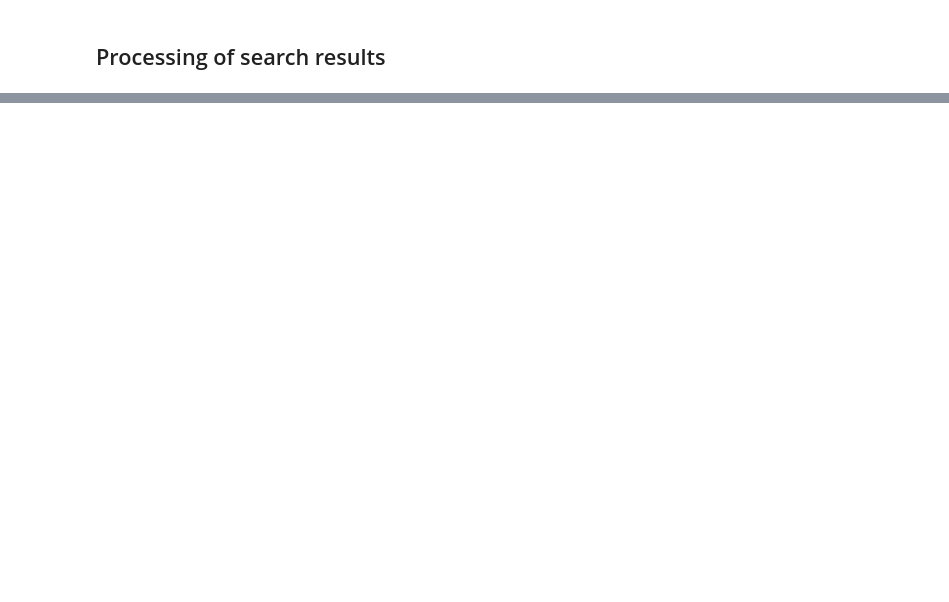
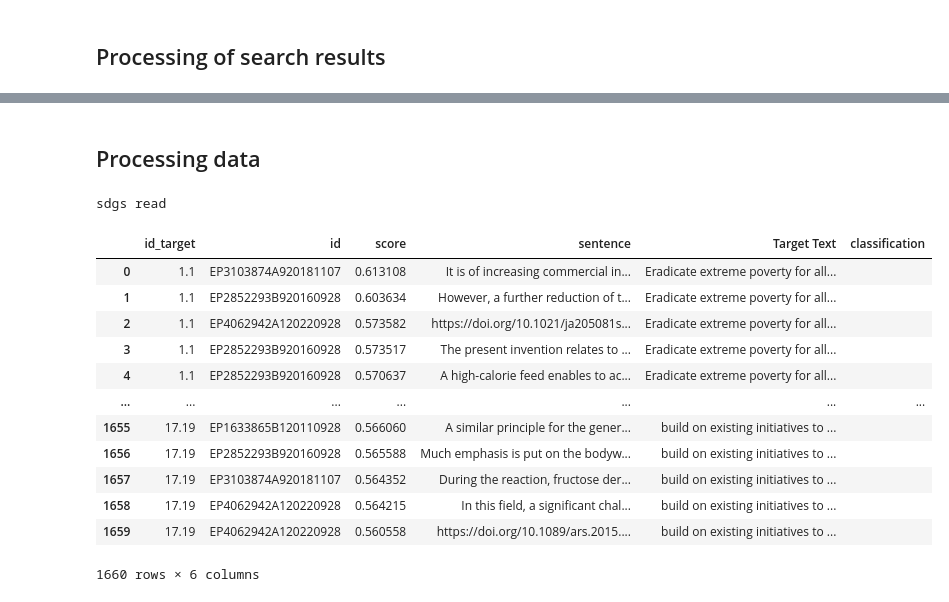
Before and after one commit to alkemata/InnoNotebooks, a Jupyter notebook: Process_results.ipynb, the cells around one changed output, grey strips where cells are left out. Cells and saved outputs as stored; diff of their text form; code cells hidden in the pictures; blank space fills up the shorter version.

Commit message:
better interface with ovh server and dev tool to process results

```diff
--- a/Process_results.ipynb
+++ b/Process_results.ipynb
@@ -136,0 +44,2 @@ VBox(children=(HBox(children=(Text(value='', description='Filename:', layout=Lay
+# %% [markdown]
+## Processing data
@@ -136,0 +67,46 @@ VBox(children=(HBox(children=(Text(value='', description='Filename:', layout=Lay
+# %%
+import pandas as pd
+import json
+import pickle
+
+# 1. Load the JSON file "search_results.json"
+with open("search_results.json", "r") as file:
+    json_data = json.load(file)
+
+# 2. Build a list of records by iterating over each id_target and flattening the nested "original_data" dictionary.
+records = []
+for id_target, entries in json_data.items():
+    for entry in entries:
+        record = {
+            "id_target": id_target,
+            "id": entry["original_data"]["id"],
+            "score": entry["score"],
+            "sentence": entry["original_data"]["sentence"]
+        }
+        records.append(record)
+
+# Create a DataFrame from the records list.
+df = pd.DataFrame(records)
+#save_dataframe(df,'search_results.dat')
+sdg_targets=read_dataframe('sgd_targets.dat')
+sdg_targets["id_target"]=sdg_targets["Target ID"]
+df2=df.merge(sdg_targets[['id_target', 'Target Text']], on='id_target', how='left')
+df2["classification"]= ""
+# %% [output]
+sdgs read
+# %%
+df2
+# %% [output]
+|  | id_target | id | score | sentence | Target Text | classification |
+| 0 | 1.1 | EP3103874A920181107 | 0.613108 | It is of increasing commercial in... | Eradicate extreme poverty for all... |  |
+| 1 | 1.1 | EP2852293B920160928 | 0.603634 | However, a further reduction of t... | Eradicate extreme poverty for all... |  |
+| 2 | 1.1 | EP4062942A120220928 | 0.573582 | https://doi.org/10.1021/ja205081s... | Eradicate extreme poverty for all... |  |
+| 3 | 1.1 | EP2852293B920160928 | 0.573517 | The present invention relates to ... | Eradicate extreme poverty for all... |  |
+| 4 | 1.1 | EP2852293B920160928 | 0.570637 | A high-calorie feed enables to ac... | Eradicate extreme poverty for all... |  |
+| ... | ... | ... | ... | ... | ... | ... |
+| 1655 | 17.19 | EP1633865B120110928 | 0.566060 | A similar principle for the gener... | build on existing initiatives to ... |  |
+| 1656 | 17.19 | EP2852293B920160928 | 0.565588 | Much emphasis is put on the bodyw... | build on existing initiatives to ... |  |
+| 1657 | 17.19 | EP3103874A920181107 | 0.564352 | During the reaction, fructose der... | build on existing initiatives to ... |  |
+| 1658 | 17.19 | EP4062942A120220928 | 0.564215 | In this field, a significant chal... | build on existing initiatives to ... |  |
+| 1659 | 17.19 | EP4062942A120220928 | 0.560558 | https://doi.org/10.1089/ars.2015.... | build on existing initiatives to ... |  |
+1660 rows × 6 columns
```
Also changed, not shown: parts of 12 cells of this notebook, 2 other files.
